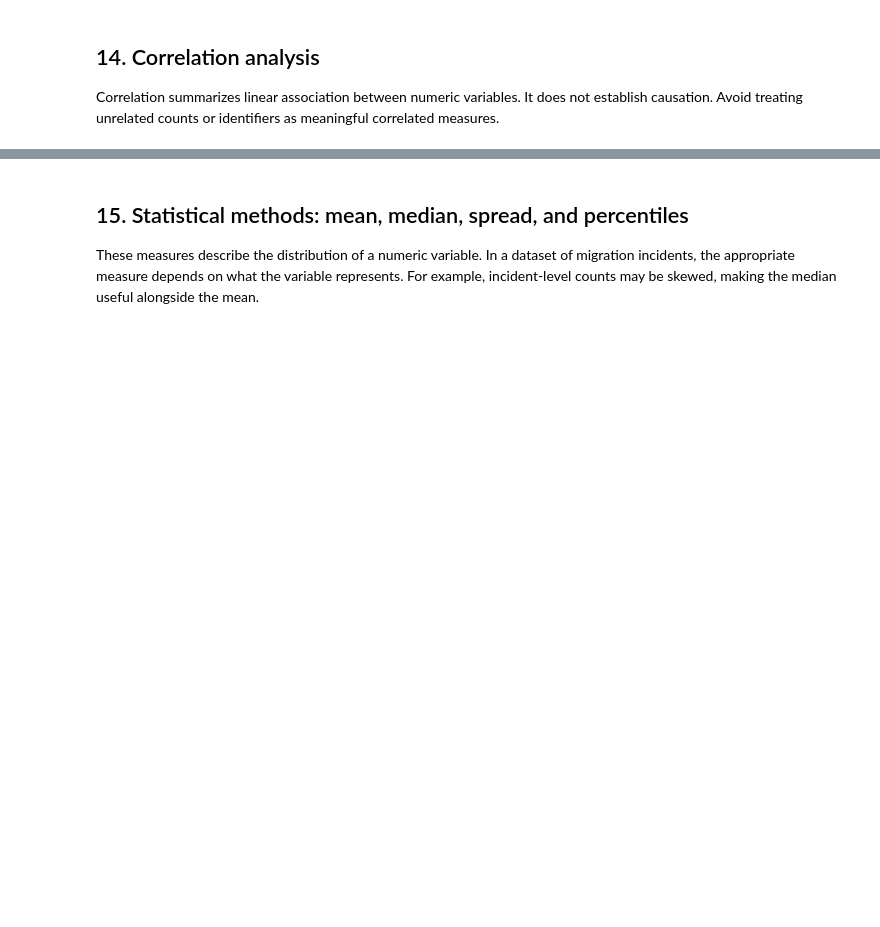
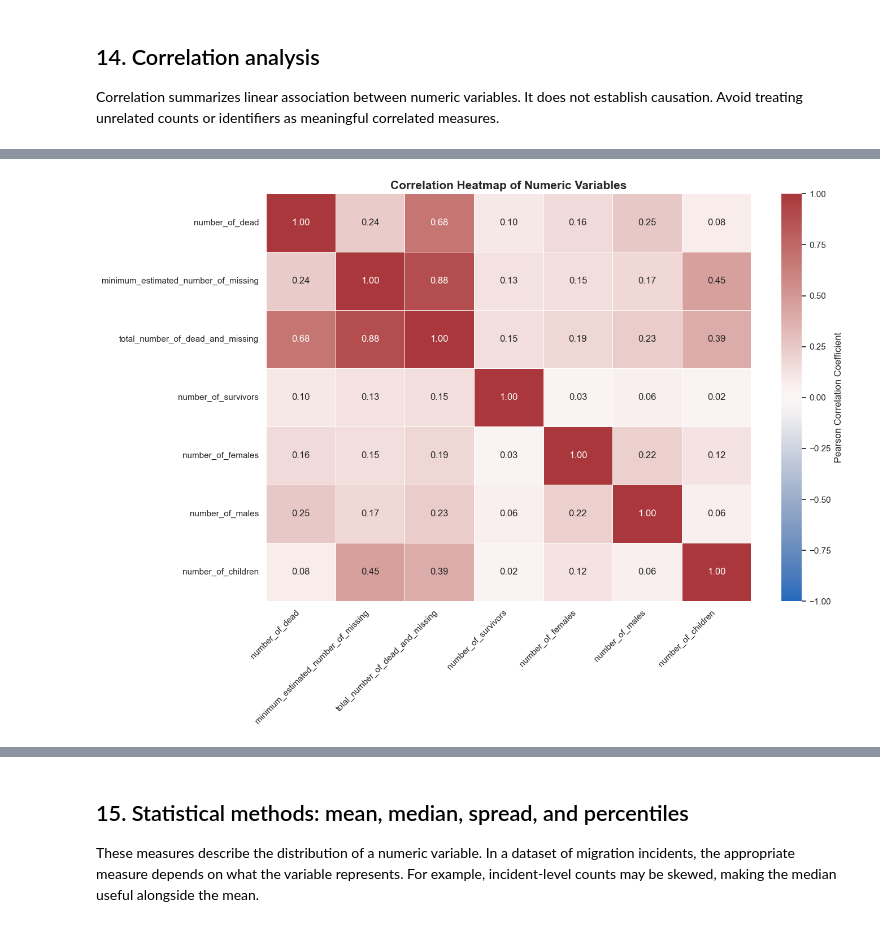
Before and after one commit to dondonedmond82/Global-Missing-Migrants-Dataset, a Jupyter notebook: foundations_data_analysis_global_missing_migrants.ipynb, the cells around one changed output, grey strips where cells are left out. Drawn from its saved outputs; the diff is of its cells as text; code cells hidden in the pictures; blank space fills up the shorter version.

```diff
--- a/foundations_data_analysis_global_missing_migrants.ipynb
+++ b/foundations_data_analysis_global_missing_migrants.ipynb
@@ -509,15 +509,93 @@ for col in numeric_cols[:4]:
 
 Correlation summarizes linear association between numeric variables. It does not establish causation. Avoid treating unrelated counts or identifiers as meaningful correlated measures.
 # %%
+import numpy as np
+import pandas as pd
+import seaborn as sns
+import matplotlib.pyplot as plt
+
+# 1. Select numeric columns
 numeric_cols = df_clean.select_dtypes(include=np.number).columns.tolist()
+
 if len(numeric_cols) >= 2:
-    corr = df_clean[numeric_cols].corr(numeric_only=True)
-    display(corr)
-    corr_view = corr.iloc[:15, :15]
-    sns.heatmap(corr_view, cmap="vlag", center=0, annot=False)
-    plt.title("Correlation heatmap (first 15 numeric columns)")
-    plt.tight_layout()
-    plt.show()
+
+    # 2. Remove columns with no variation
+    variable_cols = [
+        col for col in numeric_cols
+        if df_clean[col].nunique(dropna=True) > 1
+    ]
+
+    if len(variable_cols) >= 2:
+
+        # 3. Calculate correlation matrix
+        corr = df_clean[variable_cols].corr(method="pearson")
+
+        # 4. Display correlation matrix
+        display(corr.round(2))
+
+        # 5. Select up to 15 variables for the heatmap
+        corr_view = corr.iloc[:15, :15]
+
+        # 6. Plot heatmap
+        plt.figure(figsize=(14, 10))
+
+        sns.heatmap(
+            corr_view,
+            cmap="vlag",
+            center=0,
+            vmin=-1,
+            vmax=1,
+            annot=True,
+            fmt=".2f",
+            linewidths=0.5,
+            cbar_kws={
+                "label": "Pearson Correlation Coefficient"
+            }
+        )
+
+        plt.title(
+            "Correlation Heatmap of Numeric Variables",
+            fontsize=15,
+            fontweight="bold"
+        )
+
+        plt.xticks(rotation=45, ha="right")
+        plt.yticks(rotation=0)
+        plt.tight_layout()
+        plt.show()
+
+        # 7. Identify the strongest correlations
+        upper_triangle = corr.where(
+            np.triu(np.ones(corr.shape), k=1).astype(bool)
+        )
+
+        strong_corr = (
+            upper_triangle.stack()
+            .rename("Correlation")
+            .reset_index()
+        )
+
+        strong_corr.columns = [
+            "Variable 1",
+            "Variable 2",
+            "Correlation"
+        ]
+
+        strong_corr["Absolute Correlation"] = (
+            strong_corr["Correlation"].abs()
+        )
+
+        strong_corr = strong_corr.sort_values(
+            "Absolute Correlation",
+            ascending=False
+        )
+
+        print("Top 10 strongest correlations:")
+        display(strong_corr.head(10).round(3))
+
+    else:
+        print("At least two numeric columns with variation are required.")
+
 else:
-    print("At least two numeric variables are needed for correlation analysis.")
+    print("At least two numeric variables are needed.")
 # %% [output]
@@ -523,0 +610 @@ else:
+[figure, added]
```
Also changed, not shown: parts of 1 cell of this notebook.
